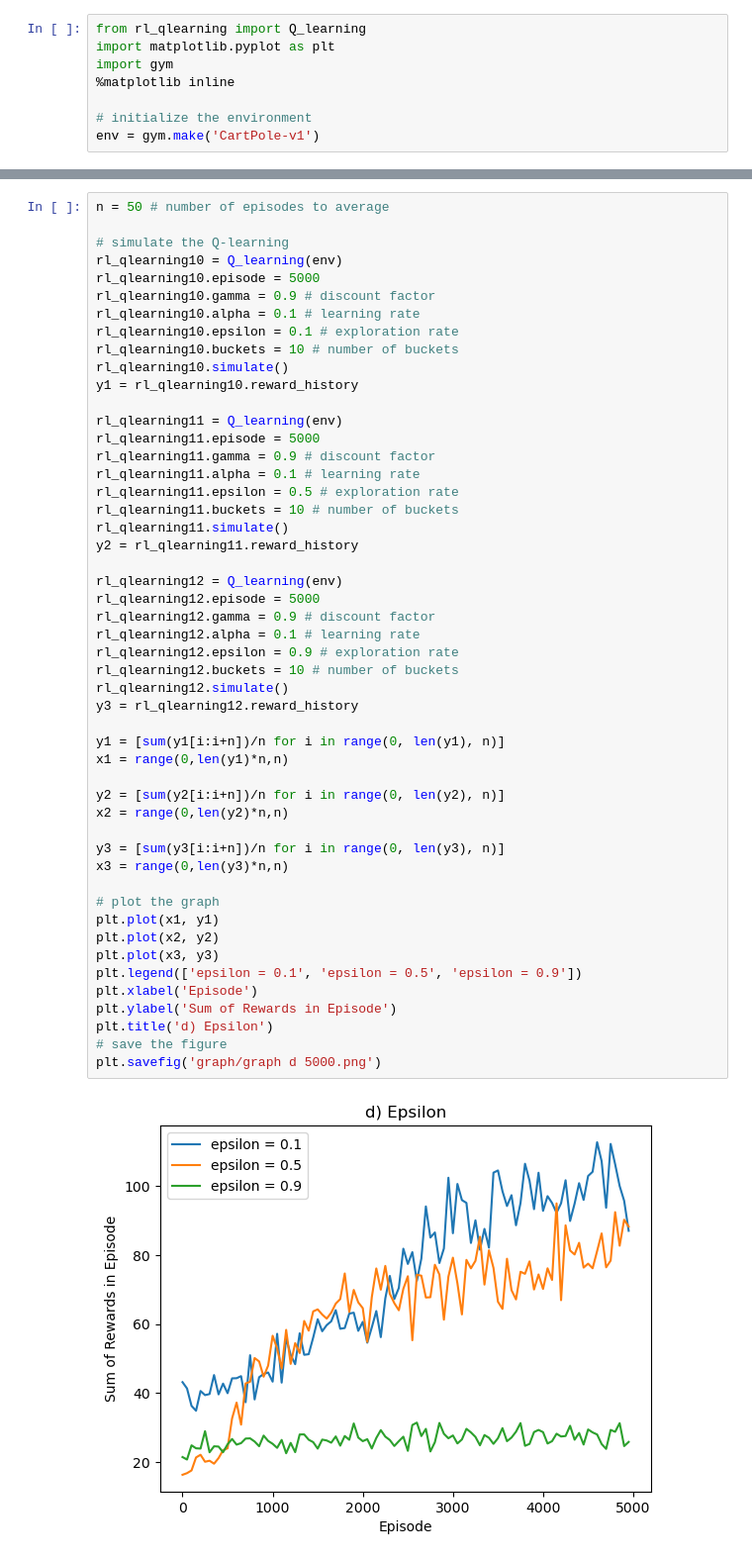
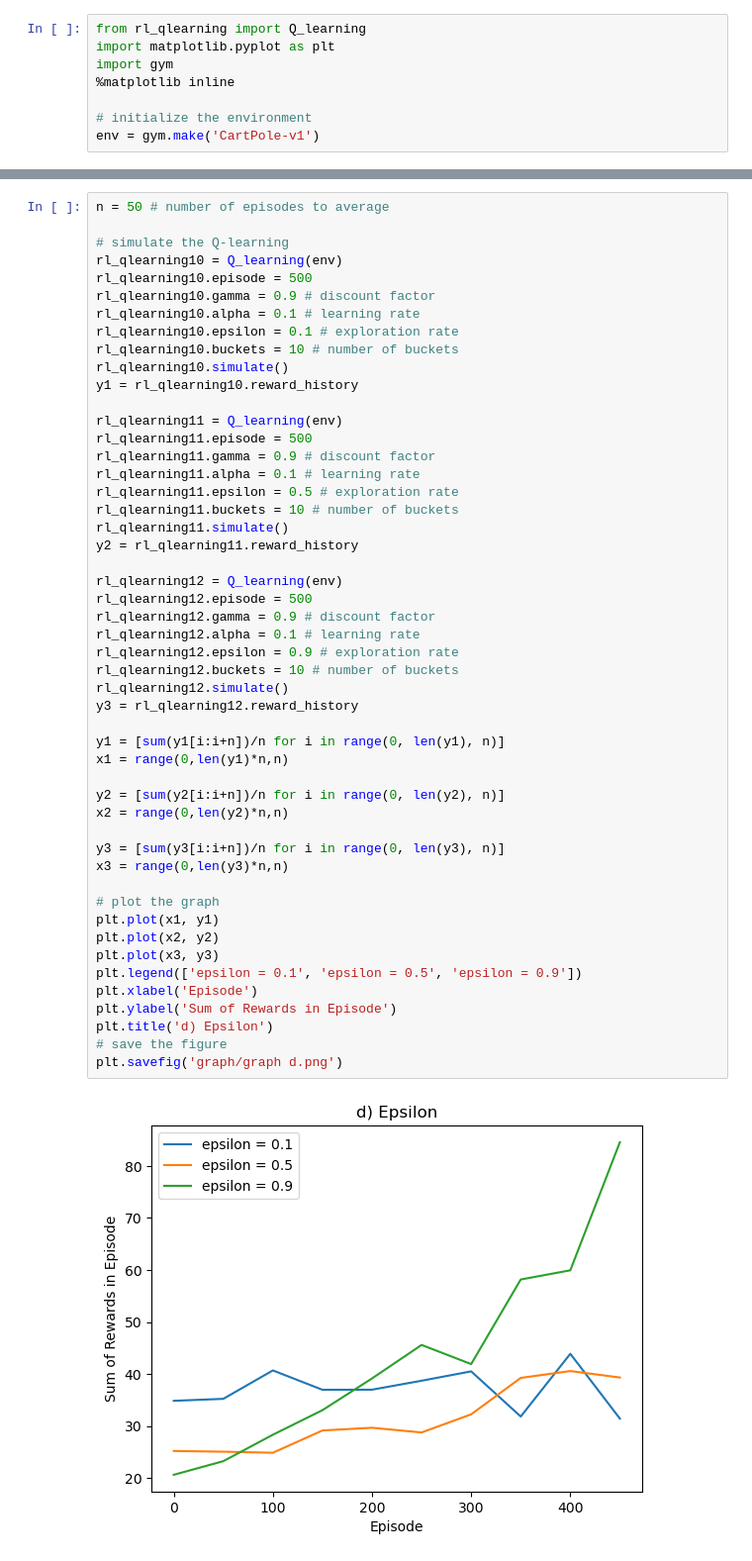
Before and after one commit to Mafumaful/SYDE-655-homework, a Jupyter notebook: problem3.ipynb, the cells around one changed output, grey strips where cells are left out. Shown: that part at 99% size. Saved outputs shown, nothing was run; the diff lists cells and outputs as text.

```diff
--- a/problem3.ipynb
+++ b/problem3.ipynb
@@ -167,7 +167,7 @@ n = 50 # number of episodes to average
 
 # simulate the Q-learning
 rl_qlearning10 = Q_learning(env)
-rl_qlearning10.episode = 5000
+rl_qlearning10.episode = 500
 rl_qlearning10.gamma = 0.9 # discount factor
 rl_qlearning10.alpha = 0.1 # learning rate
 rl_qlearning10.epsilon = 0.1 # exploration rate
@@ -176,7 +176,7 @@ rl_qlearning10.simulate()
 y1 = rl_qlearning10.reward_history
 
 rl_qlearning11 = Q_learning(env)
-rl_qlearning11.episode = 5000
+rl_qlearning11.episode = 500
 rl_qlearning11.gamma = 0.9 # discount factor
 rl_qlearning11.alpha = 0.1 # learning rate
 rl_qlearning11.epsilon = 0.5 # exploration rate
@@ -184,33 +184,33 @@ rl_qlearning11.buckets = 10 # number of buckets
 rl_qlearning11.simulate()
 y2 = rl_qlearning11.reward_history
 
 rl_qlearning12 = Q_learning(env)
-rl_qlearning12.episode = 5000
+rl_qlearning12.episode = 500
 rl_qlearning12.gamma = 0.9 # discount factor
 rl_qlearning12.alpha = 0.1 # learning rate
 rl_qlearning12.epsilon = 0.9 # exploration rate
 rl_qlearning12.buckets = 10 # number of buckets
 rl_qlearning12.simulate()
 y3 = rl_qlearning12.reward_history
 
 y1 = [sum(y1[i:i+n])/n for i in range(0, len(y1), n)]
 x1 = range(0,len(y1)*n,n)
 
 y2 = [sum(y2[i:i+n])/n for i in range(0, len(y2), n)]
 x2 = range(0,len(y2)*n,n)
 
 y3 = [sum(y3[i:i+n])/n for i in range(0, len(y3), n)]
 x3 = range(0,len(y3)*n,n)
 
 # plot the graph
 plt.plot(x1, y1)
 plt.plot(x2, y2)
 plt.plot(x3, y3)
 plt.legend(['epsilon = 0.1', 'epsilon = 0.5', 'epsilon = 0.9'])
 plt.xlabel('Episode')
 plt.ylabel('Sum of Rewards in Episode')
 plt.title('d) Epsilon')
 # save the figure
-plt.savefig('graph/graph d 5000.png')
+plt.savefig('graph/graph d.png')
 # %% [output]
-[figure, old version]
+[figure, new version]
```
Also changed, not shown: parts of 3 cells of this notebook, 16 other files.
